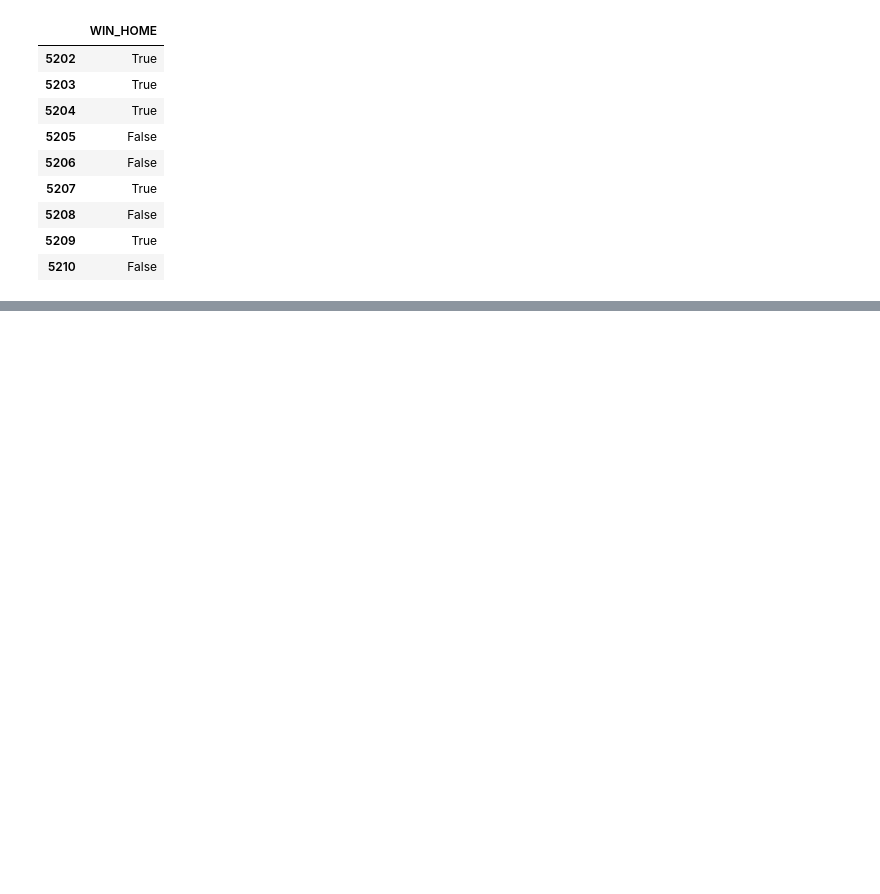
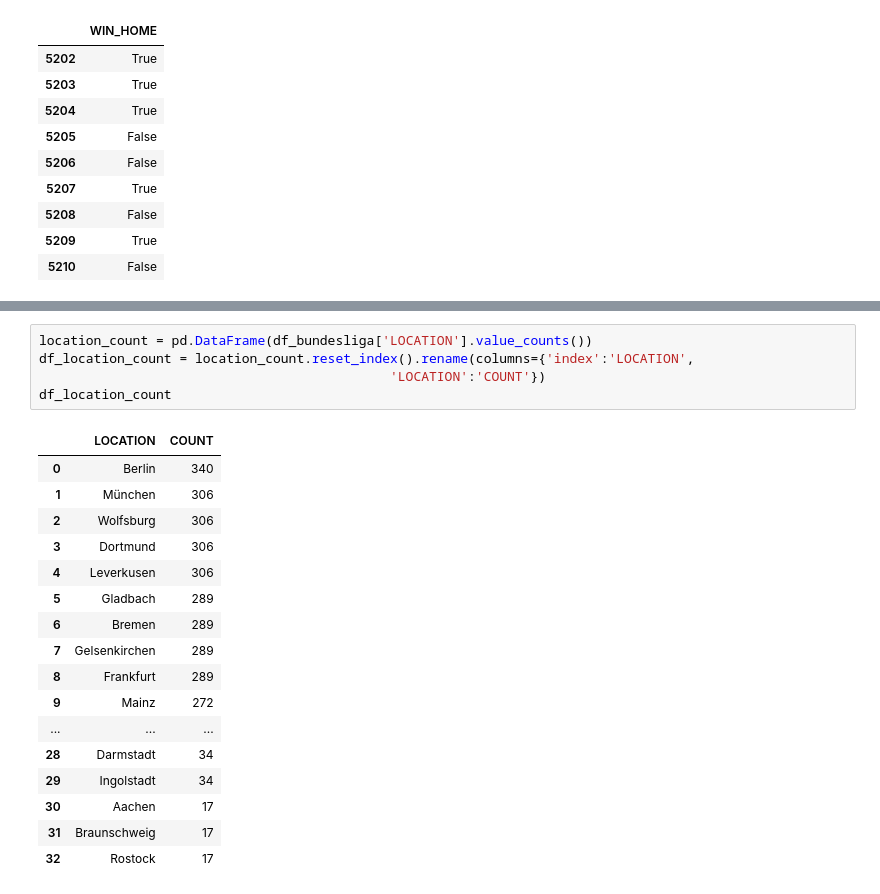
Before and after one commit to OmarFloresPTY/Pandas_Bundesliga_Analisis, a Jupyter notebook: bundesliga_2005_to_2023_season.ipynb, the cells around one changed output, grey strips where cells are left out. Saved outputs shown, nothing was run; the diff lists cells and outputs as text; blank space fills up the shorter version.

Commit message:
agregamos otro filtro con value_count()

```diff
--- a/bundesliga_2005_to_2023_season.ipynb
+++ b/bundesliga_2005_to_2023_season.ipynb
@@ -162,0 +172,23 @@ df_equipo
+# %%
+location_count = pd.DataFrame(df_bundesliga['LOCATION'].value_counts())
+df_location_count = location_count.reset_index().rename(columns={'index':'LOCATION',
+                                             'LOCATION':'COUNT'})
+df_location_count
+# %% [output]
+|  | LOCATION | COUNT |
+| 0 | Berlin | 340 |
+| 1 | München | 306 |
+| 2 | Wolfsburg | 306 |
+| 3 | Dortmund | 306 |
+| 4 | Leverkusen | 306 |
+| 5 | Gladbach | 289 |
+| 6 | Bremen | 289 |
+| 7 | Gelsenkirchen | 289 |
+| 8 | Frankfurt | 289 |
+| 9 | Mainz | 272 |
+| ... | ... | ... |
+| 28 | Darmstadt | 34 |
+| 29 | Ingolstadt | 34 |
+| 30 | Aachen | 17 |
+| 31 | Braunschweig | 17 |
+| 32 | Rostock | 17 |
```
Also changed, not shown: parts of 2 cells of this notebook.
